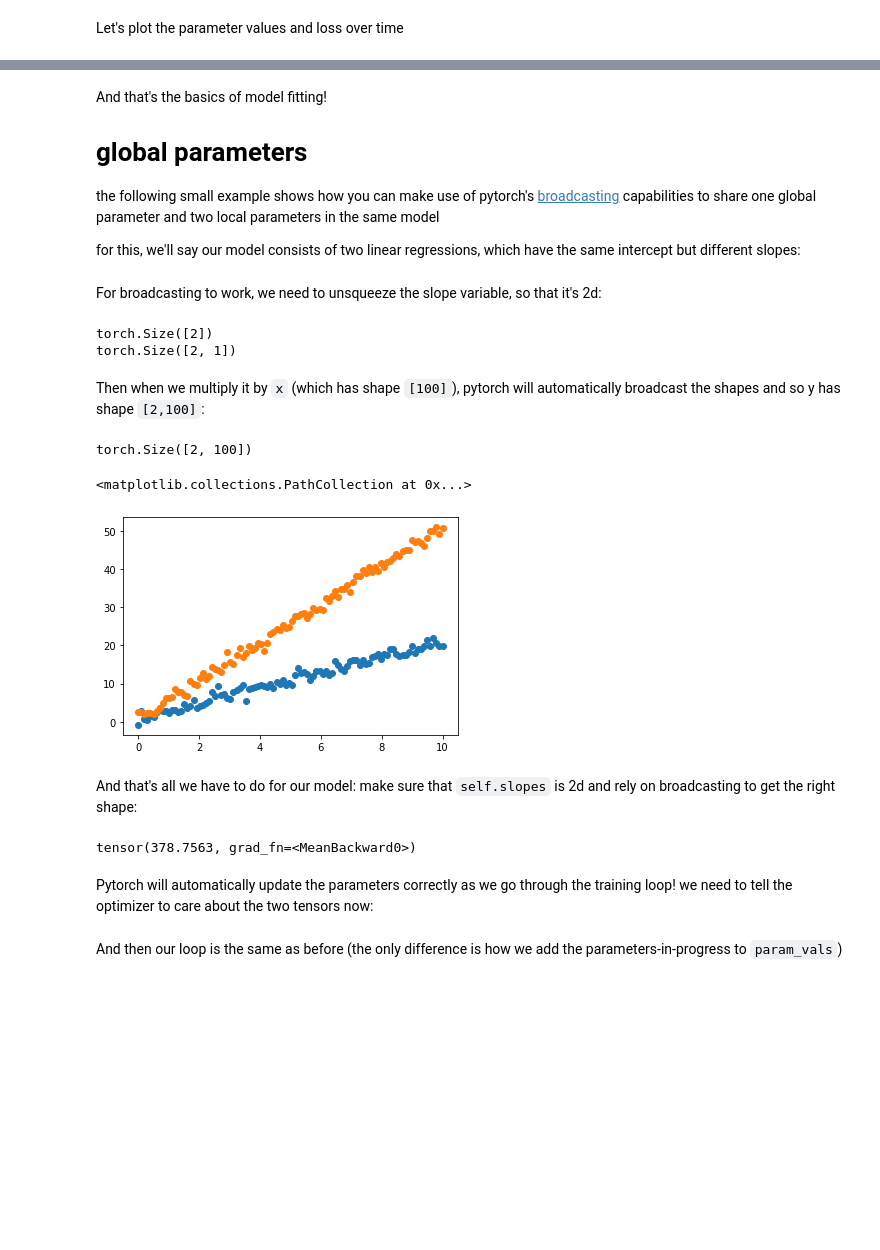
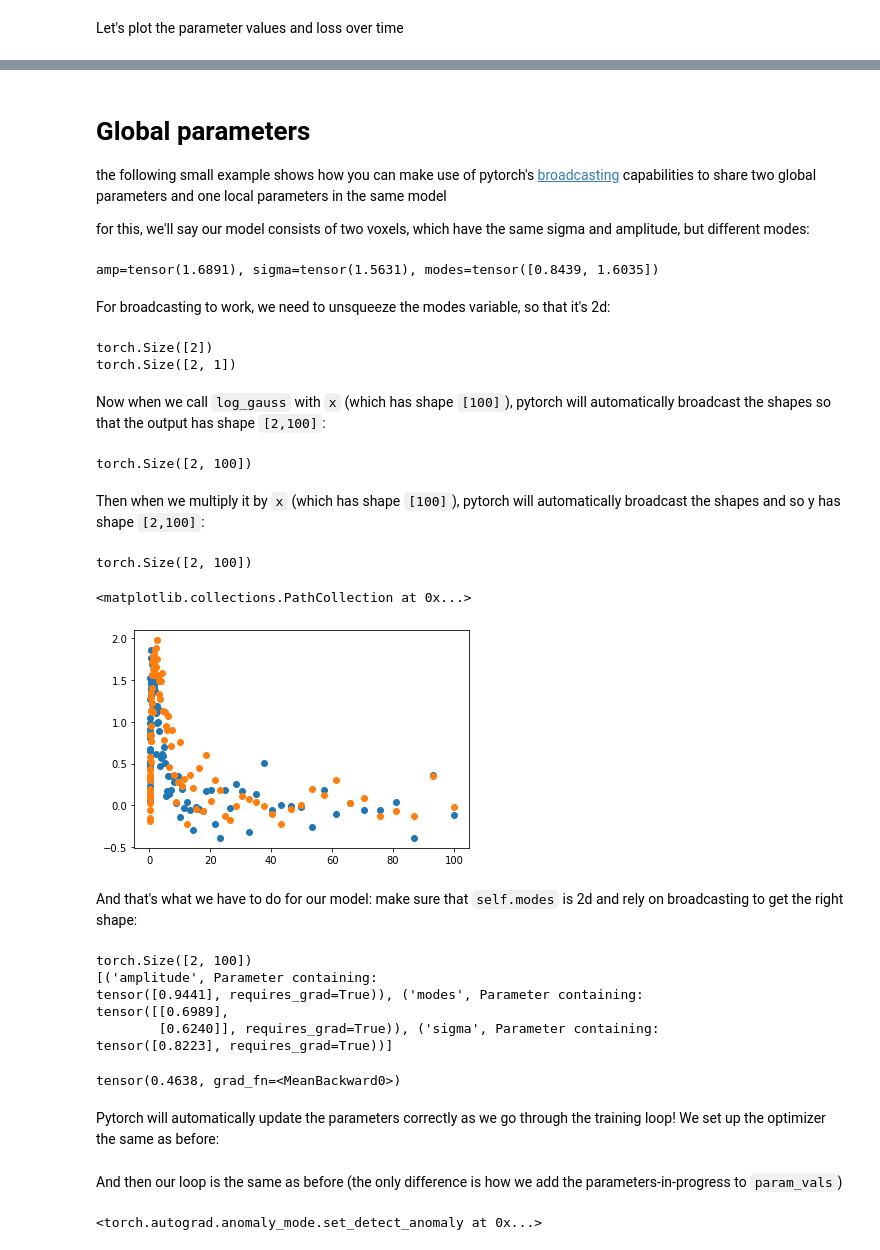
Before and after one commit to billbrod/pytorch_introduction, a Jupyter notebook: pytorch_intro.ipynb, the cells around one changed output, grey strips where cells are left out. Cells and saved outputs as stored; diff of their text form; code cells hidden in the pictures; blank space fills up the shorter version.

```diff
--- a/pytorch_intro.ipynb
+++ b/pytorch_intro.ipynb
@@ -236,8 +349,6 @@ Text(0.5, 1.0, 'Loss')
 # %% [markdown]
-And that's the basics of model fitting!
+# Global parameters
 
-# global parameters
+the following small example shows how you can make use of pytorch's [broadcasting](https://pytorch.org/docs/stable/notes/broadcasting.html) capabilities to share two global parameters and one local parameters in the same model
 
-the following small example shows how you can make use of pytorch's [broadcasting](https://pytorch.org/docs/stable/notes/broadcasting.html) capabilities to share one global parameter and two local parameters in the same model
-
-for this, we'll say our model consists of two linear regressions, which have the same intercept but different slopes:
+for this, we'll say our model consists of two voxels, which have the same sigma and amplitude, but different modes:
@@ -247,25 +355,38 @@ b = torch.tensor([1], dtype=torch.float32)
+# %%
+x = torch.logspace(2, -1, 100)
+amp, sigma = 3*torch.rand(2, dtype=torch.float32)
+modes = 3*torch.rand(2, dtype=torch.float32)
+print(f'{amp=}, {sigma=}, {modes=}')
+# %% [output]
+amp=tensor(1.6891), sigma=tensor(1.5631), modes=tensor([0.8439, 1.6035])
 # %% [markdown]
-For broadcasting to work, we need to unsqueeze the slope variable, so that it's 2d:
+For broadcasting to work, we need to unsqueeze the modes variable, so that it's 2d:
 # %%
-print(a.shape)
-a = a.unsqueeze(1)
-print(a.shape)
+print(modes.shape)
+modes = modes.unsqueeze(1)
+print(modes.shape)
 # %% [output]
 torch.Size([2])
 torch.Size([2, 1])
+# %% [markdown]
+Now when we call `log_gauss` with `x` (which has shape `[100]`), pytorch will automatically broadcast the shapes so that the output has shape `[2,100]`:
+# %%
+log_gauss(x, amp, modes, sigma).shape
+# %% [output]
+torch.Size([2, 100])
 # %% [markdown]
 Then when we multiply it by `x` (which has shape `[100]`), pytorch will automatically broadcast the shapes and so y has shape `[2,100]`:
 # %%
-y = a*x + b
-y = y + torch.randn_like(y)
+y = log_gauss(x, amp, modes, sigma)
+y = y + .2 * torch.randn_like(y)
 print(y.shape)
 
 plt.scatter(x, y[0])
 plt.scatter(x, y[1])
 # %% [output]
 torch.Size([2, 100])
 <matplotlib.collections.PathCollection at 0x...>
-[figure, old version]
+[figure, new version]
 # %% [markdown]
-And that's all we have to do for our model: make sure that `self.slopes` is 2d and rely on broadcasting to get the right shape:
+And that's what we have to do for our model: make sure that `self.modes` is 2d and rely on broadcasting to get the right shape:
 # %%
@@ -288,10 +408,18 @@ class PolyReg(torch.nn.Module):
 #         return torch.stack(data)
 # %%
-linreg = PolyReg(1)
+voxels = MultiVoxelTuning()
+print(voxels(x).shape)
+print(list(voxels.named_parameters()))
 # note that we can use the same objective function, since it works with inputs of any shape
-obj_func(y, linreg(x))
+obj_func(y, voxels(x))
 # %% [output]
-tensor(378.7563, grad_fn=<MeanBackward0>)
+torch.Size([2, 100])
+[('amplitude', Parameter containing:
+tensor([0.9441], requires_grad=True)), ('modes', Parameter containing:
+tensor([[0.6989],
+        [0.6240]], requires_grad=True)), ('sigma', Parameter containing:
+tensor([0.8223], requires_grad=True))]
+tensor(0.4638, grad_fn=<MeanBackward0>)
 # %% [markdown]
-Pytorch will automatically update the parameters correctly as we go through the training loop! we need to tell the optimizer to care about the two tensors now:
+Pytorch will automatically update the parameters correctly as we go through the training loop! We set up the optimizer the same as before:
 # %%
@@ -301 +432,5 @@ And then our loop is the same as before (the only difference is how we add the p
+# %%
+torch.autograd.set_detect_anomaly(True)
+# %% [output]
+<torch.autograd.anomaly_mode.set_detect_anomaly at 0x...>
 # %%
```
Also changed, not shown: parts of 32 cells of this notebook.
